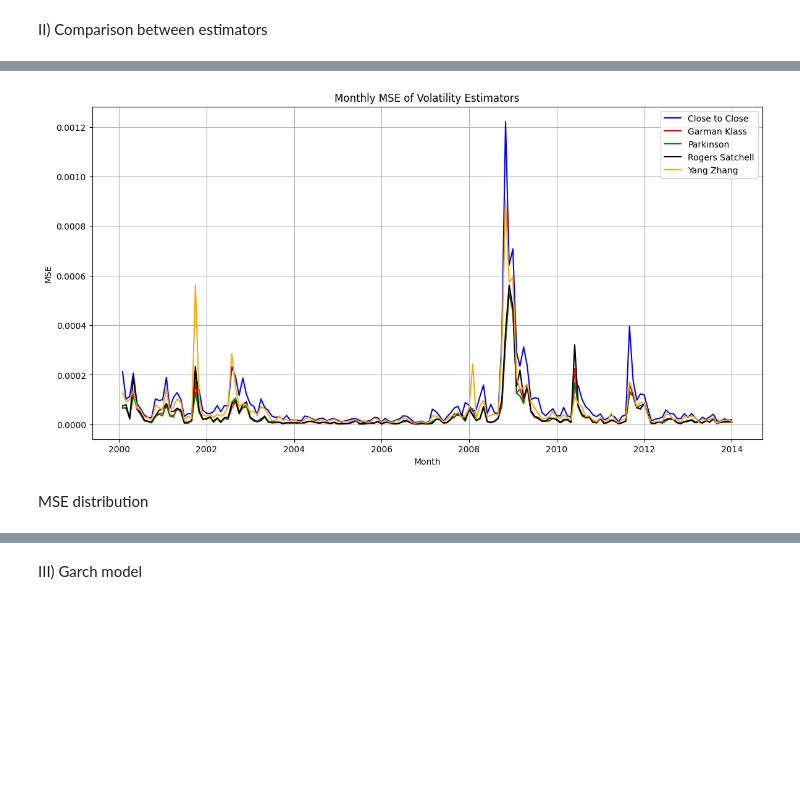
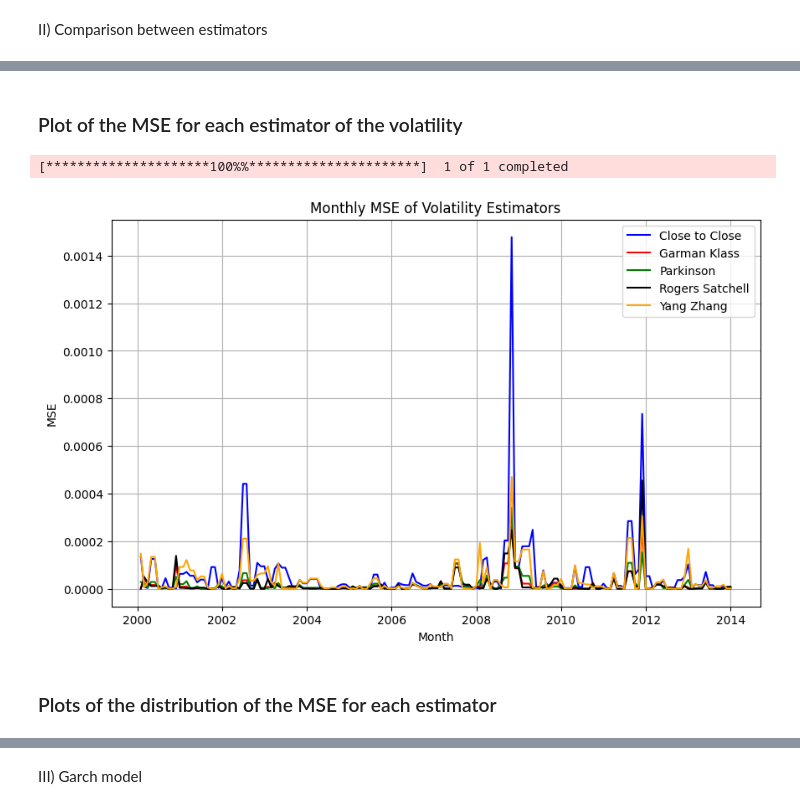
Before and after one commit to EIfinance/ei, a Jupyter notebook: Days_1_2.ipynb, the cells around one changed output, grey strips where cells are left out. Cells and saved outputs as stored; diff of their text form; code cells hidden in the pictures; blank space fills up the shorter version.

```diff
--- a/Days_1_2.ipynb
+++ b/Days_1_2.ipynb
@@ -229,12 +191,0 @@ Estimators efficiency
-# %%
-
-true_variance = true_volatility.var()
-
-efficiency_vector = np.zeros(5)
-
-for i in range(len(efficiency_vector)):
-    efficiency_vector[i] = true_variance / estimators[i].var()
-
-df_efficiency = pd.DataFrame([efficiency_vector], columns=labels)
-
-print("Efficiency of Estimators:\n", df_efficiency)
@@ -250,50 +226,51 @@ data['Month'] = data['Date'].dt.to_period('M')
+# %% [markdown]
+### Plot of the MSE for each estimator of the volatility
 # %%
+#preparation of the data
+data['Date'] = data.index
+data['Month'] = data['Date'].dt.to_period('M')
+data = yf.download('SPY', start='2000-01-01', end='2014-01-01')
+data.index = pd.to_datetime(data.index)
+true_volatility = d
 
-data.index = pd.to_datetime(data.index)
+data['Estimator1'] = close_to_close(data)
+data['Estimator2'] = garman_klass__estimator(data)
+data['Estimator3'] = Parkinson(data)
+data['Estimator4'] = rogers_satchell_volatility(data)
+data['Estimator5'] = calculate_yang_zhang(data, k=1)
 
 
-data['Estimator1'] = pd.Series(close_to_close(data))
-data['Estimator2'] = pd.Series(garman_klass__estimator(data))
-data['Estimator3'] = pd.Series(Parkinson(data))
-data['Estimator4'] = pd.Series(rogers_satchell_volatility(data))
-data['Estimator5'] = pd.Series(calculate_yang_zhang(data, k=1))
-
-
-data['True_Volatility'] = data['Close'].pct_change().rolling(window=30).std()
-data = data.fillna(method='bfill')
-
-
+data['True_Volatility'] = [0]+true_volatility
 monthly_true_volatility = data['True_Volatility'].resample('M').mean()
 
-# MSE
-def calculate_monthly_mse(estimateur, true_volatility):
-    return ((estimateur - true_volatility) ** 2).resample('M').mean()
+#calculation of all the MSE for each estimator on a monthly basis
+def calculate_monthly_mse(estimator, true_volatility):
+    return ((estimator - true_volatility) ** 2).resample('M').mean()
+
 monthly_mse = pd.DataFrame({
-    'Estimator1': calculate_monthly_mse(data['Estimator1'], data['True_Volatility']),
-    'Estimator2': calculate_monthly_mse(data['Estimator2'], data['True_Volatility']),
-    'Estimator3': calculate_monthly_mse(data['Estimator3'], data['True_Volatility']),
-    'Estimator4': calculate_monthly_mse(data['Estimator4'], data['True_Volatility']),
-    'Estimator5': calculate_monthly_mse(data['Estimator5'], data['True_Volatility'])
+    'Estimator1': calculate_monthly_mse(data['Estimator1'], monthly_true_volatility),
+    'Estimator2': calculate_monthly_mse(data['Estimator2'], monthly_true_volatility),
+    'Estimator3': calculate_monthly_mse(data['Estimator3'], monthly_true_volatility),
+    'Estimator4': calculate_monthly_mse(data['Estimator4'], monthly_true_volatility),
+    'Estimator5': calculate_monthly_mse(data['Estimator5'], monthly_true_volatility)
 })
 
-
-plt.figure(figsize=(14, 7))
-
-
-plt.plot(monthly_mse.index.tolist(), monthly_mse['Estimator1'].tolist(), label='Close to Close', color='blue')
-plt.plot(monthly_mse.index.tolist(), monthly_mse['Estimator2'].tolist(), label='Garman Klass', color='red')
-plt.plot(monthly_mse.index.tolist(), monthly_mse['Estimator3'].tolist(), label='Parkinson', color='green')
-plt.plot(monthly_mse.index.tolist(), monthly_mse['Estimator4'].tolist(), label='Rogers Satchell', color='black')
-plt.plot(monthly_mse.index.tolist(), monthly_mse['Estimator5'].tolist(), label='Yang Zhang', color='orange')
+plt.figure(figsize=(10, 6))
+plt.plot(monthly_mse.index.tolist(), monthly_mse['Estimator1'].fillna(method='bfill').tolist(), label='Close to Close', color='blue')
+plt.plot(monthly_mse.index.tolist(), monthly_mse['Estimator2'].fillna(method='bfill').tolist(), label='Garman Klass', color='red')
+plt.plot(monthly_mse.index.tolist(), monthly_mse['Estimator3'].fillna(method='bfill').tolist(), label='Parkinson', color='green')
+plt.plot(monthly_mse.index.tolist(), monthly_mse['Estimator4'].fillna(method='bfill').tolist(), label='Rogers Satchell', color='black')
+plt.plot(monthly_mse.index.tolist(), monthly_mse['Estimator5'].fillna(method='bfill').tolist(), label='Yang Zhang', color='orange')
 
 plt.title('Monthly MSE of Volatility Estimators')
 plt.xlabel('Month')
 plt.ylabel('MSE')
 plt.legend()
 plt.grid(True)
 plt.show()
 # %% [output]
+[*********************100%%**********************]  1 of 1 completed
-[figure, old version]
+[figure, new version]
-# %% [markdown]
-MSE distribution
+# %% [markdown]
+### Plots of the distribution of the MSE for each estimator
 # %%
```
Also changed, not shown: parts of 23 cells of this notebook.
